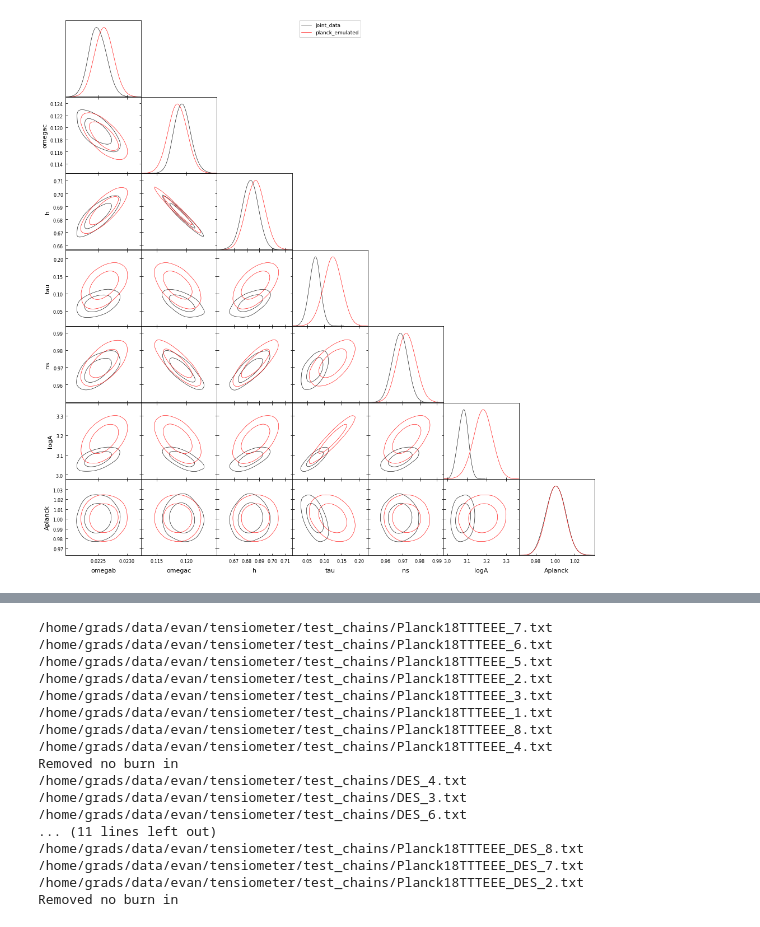
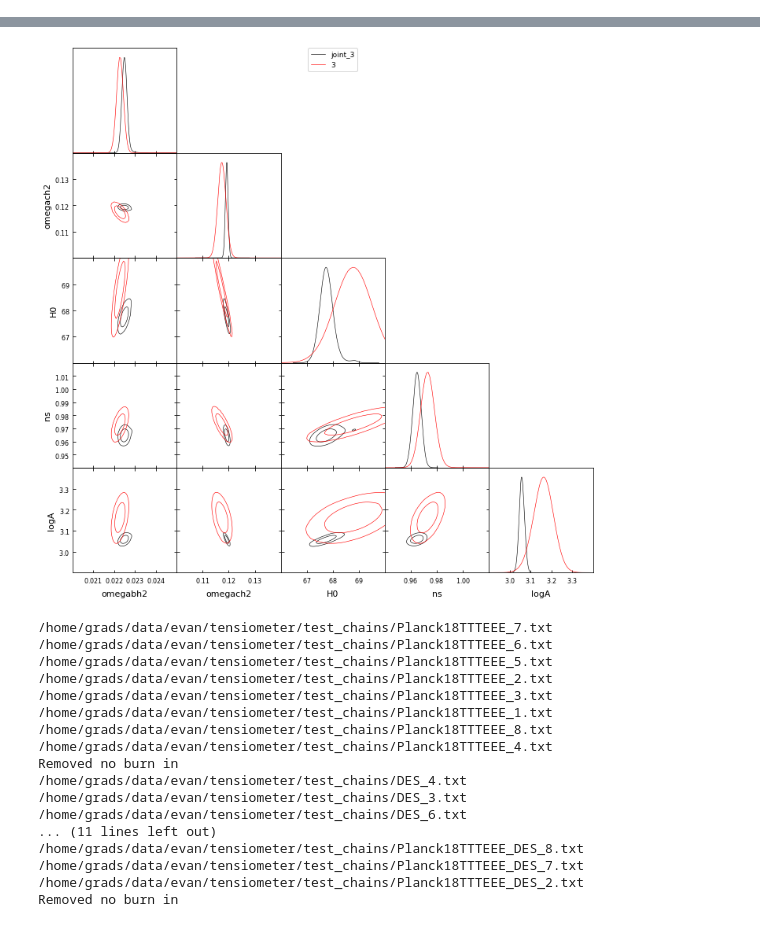
Before and after one commit to SBU-EVAN/jupyter-notebooks, a Jupyter notebook: chain_sanity_check.ipynb, the cells around one changed output, grey strips where cells are left out. Cells and saved outputs as stored; diff of their text form; code cells hidden in the pictures.

```diff
--- a/chain_sanity_check.ipynb
+++ b/chain_sanity_check.ipynb
@@ -47,6 +73,16 @@ g.triangle_plot([planck,lsst,joint],
-# %%
-g.triangle_plot([joint,planck],
-               filled=False,
-               params=names_0)#joint.getParamNames().getRunningNames())
-# %% [output]
-[figure, removed]
+# %%
+param_limits = {
+    'omegabh2': [0.02,0.025],
+    'omegach2': [0.1,0.14],
+    'H0'      : [66,70],
+    'ns'      : [0.94,1.02],
+    'logA'    : [2.9,3.4]
+}
+
+g = plots.get_subplot_plotter()
+g.settings.num_plot_contours = 2
+g.triangle_plot([joint,planck],
+               filled=False,
+               params=common_params,
+               param_limits=param_limits)#joint.getParamNames().getRunningNames())
+# %% [output]
@@ -53,3 +99,4 @@ g.triangle_plot([joint,planck],
+[figure, added]
 # %%
 ## Import chains
 chain_dir = '/home/grads/data/evan/tensiometer/test_chains/'
```
Also changed, not shown: parts of 20 cells of this notebook, 6 other files.
